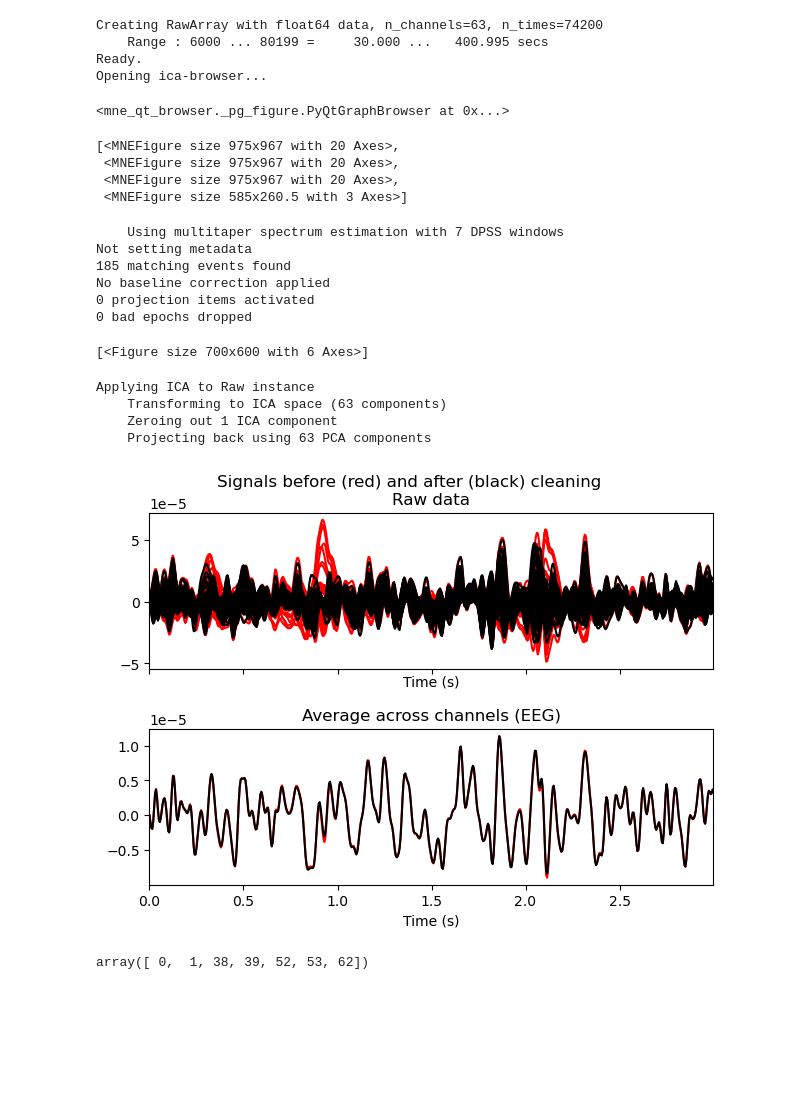
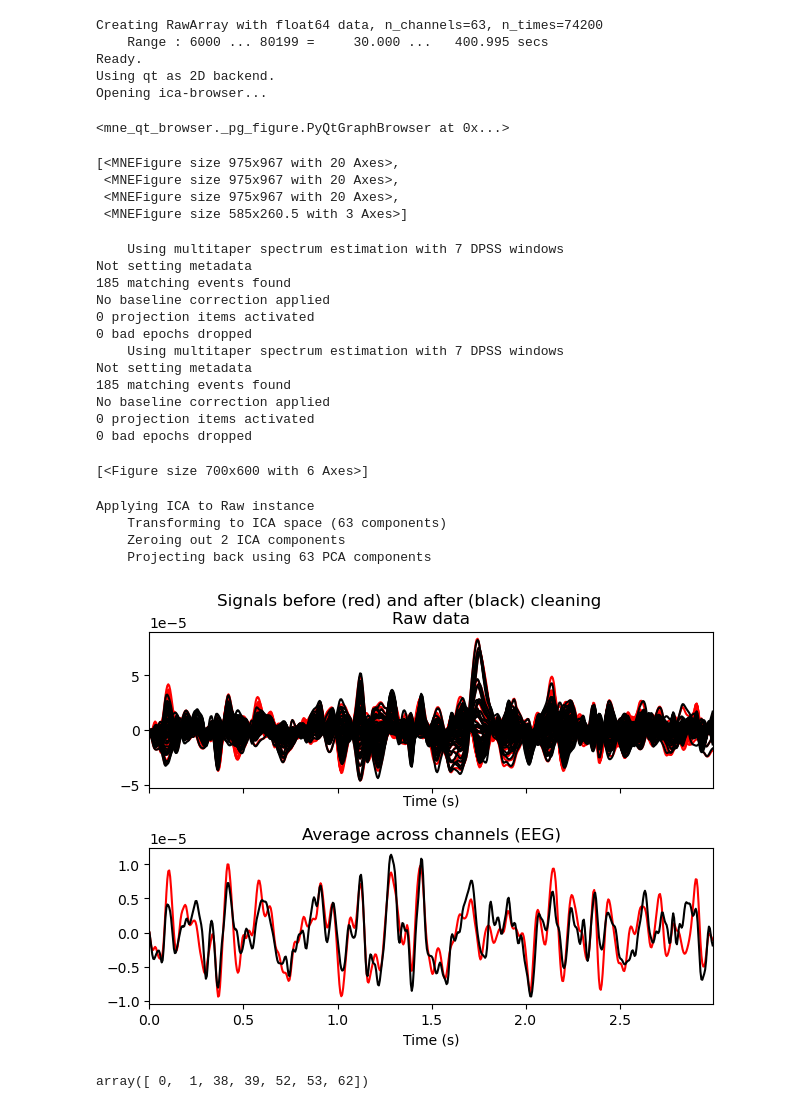
Before and after one commit to mrpotato180/final_project_neuroim, a Jupyter notebook: EEG_Analysis_Ernest_2.ipynb, the cells around one changed output. Saved outputs shown, nothing was run; the diff lists cells and outputs as text; code cells hidden in the pictures; blank space fills up the shorter version.

```diff
--- a/EEG_Analysis_Ernest_2.ipynb
+++ b/EEG_Analysis_Ernest_2.ipynb
@@ -5,6 +5,6 @@ import numpy as np
 import matplotlib.pyplot as plt
 
 # Read data from "derivatives/sub-xp101/eeg_pp/sub-xp101_task-motorloc_eeg_pp.vhdr"
-#data=mne.io.read_raw_brainvision('C:/Users/ernes/Desktop/Master/Course 21-22/2nd term 21-22/Neuroimage/Week 6/derivatives/sub-xp101/eeg_pp/sub-xp101_task-eegfmriNF_eeg_pp.vhdr')
-data=mne.io.read_raw_brainvision('C:/Users/Alex/Documents/UPC/Q2/Neuroimatge/Final Project/ds002336-download/derivatives/sub-xp109/eeg_pp/sub-xp109_task-eegfmriNF_eeg_pp.vhdr',preload=True)
+data=mne.io.read_raw_brainvision('C:/Users/ernes/Desktop/Master/Course 21-22/2nd term 21-22/Neuroimage/Week 6/derivatives/sub-xp101/eeg_pp/sub-xp101_task-eegfmriNF_eeg_pp.vhdr',preload=True)
+#data=mne.io.read_raw_brainvision('C:/Users/Alex/Documents/UPC/Q2/Neuroimatge/Final Project/ds002336-download/derivatives/sub-xp109/eeg_pp/sub-xp109_task-eegfmriNF_eeg_pp.vhdr',preload=True)
 # %% [output]
@@ -102,6 +83,7 @@ ica.plot_sources(data_filt)
 Creating RawArray with float64 data, n_channels=63, n_times=74200
     Range : 6000 ... 80199 =     30.000 ...   400.995 secs
 Ready.
+Using qt as 2D backend.
 Opening ica-browser...
 <mne_qt_browser._pg_figure.PyQtGraphBrowser at 0x...>
 # %%
@@ -113,7 +95,8 @@ ica.plot_components()
  <MNEFigure size 975x967 with 20 Axes>,
  <MNEFigure size 585x260.5 with 3 Axes>]
 # %%
-ica.plot_properties(data_filt, picks=[11])
+ica.plot_properties(data_filt, picks=[2])
+ica.plot_properties(data_filt, picks=[12])
 # %% [output]
     Using multitaper spectrum estimation with 7 DPSS windows
 Not setting metadata
@@ -121,15 +104,21 @@ Not setting metadata
 No baseline correction applied
 0 projection items activated
 0 bad epochs dropped
+    Using multitaper spectrum estimation with 7 DPSS windows
+Not setting metadata
+185 matching events found
+No baseline correction applied
+0 projection items activated
+0 bad epochs dropped
 [<Figure size 700x600 with 6 Axes>]
 # %%
-ica.plot_overlay(data_filt, exclude=[7])
+ica.plot_overlay(data_filt, exclude=[2,12])
 # %% [output]
 Applying ICA to Raw instance
     Transforming to ICA space (63 components)
-    Zeroing out 1 ICA component
+    Zeroing out 2 ICA components
     Projecting back using 63 PCA components
-[figure, old version]
+[figure, new version]
 # %%
 # pick some channels that clearly show heartbeats and blinks
 artifact_picks = mne.pick_channels(data_filt.ch_names, include=['Fp1','Fp2','AF3', 'AF4','AF7','AF8','Fpz'])
```
Also changed, not shown: parts of 10 cells of this notebook, 1 other file.
